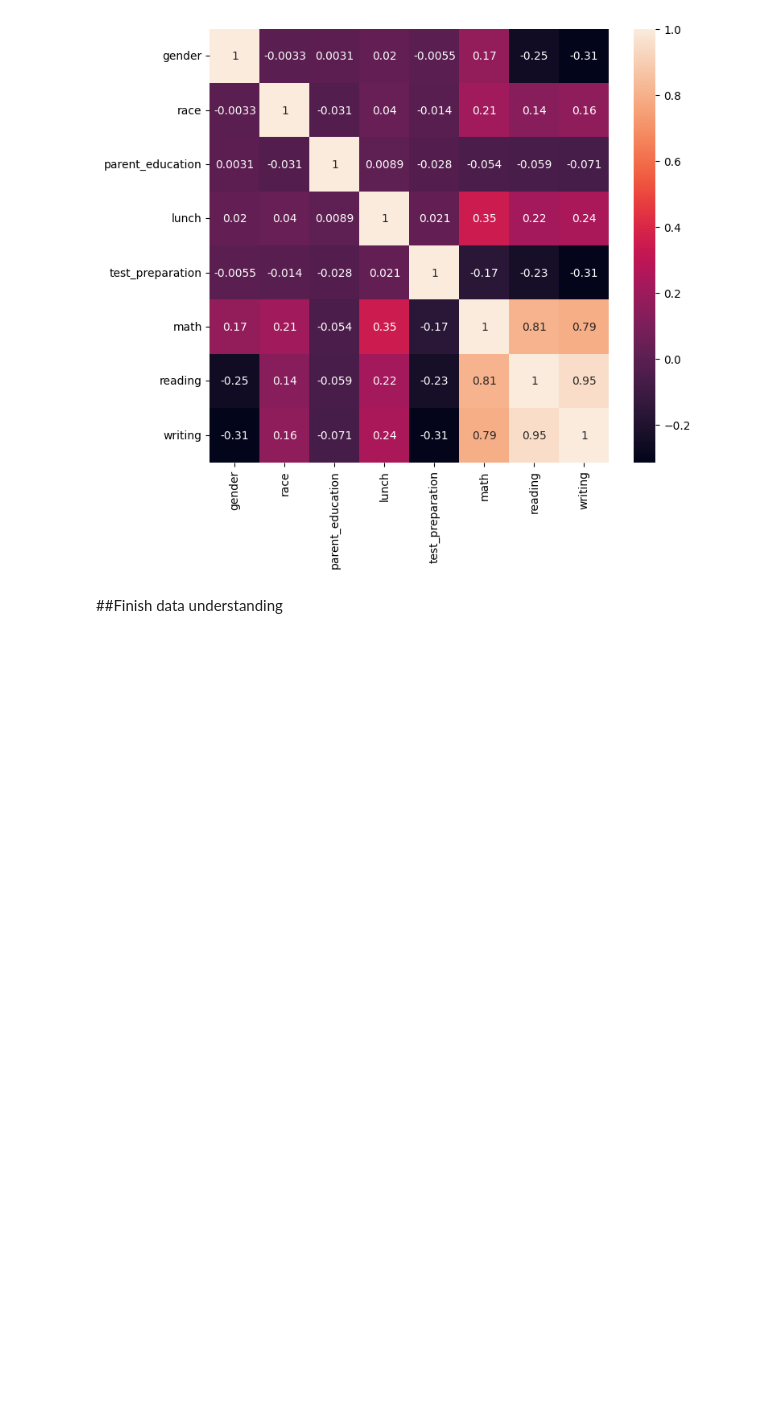
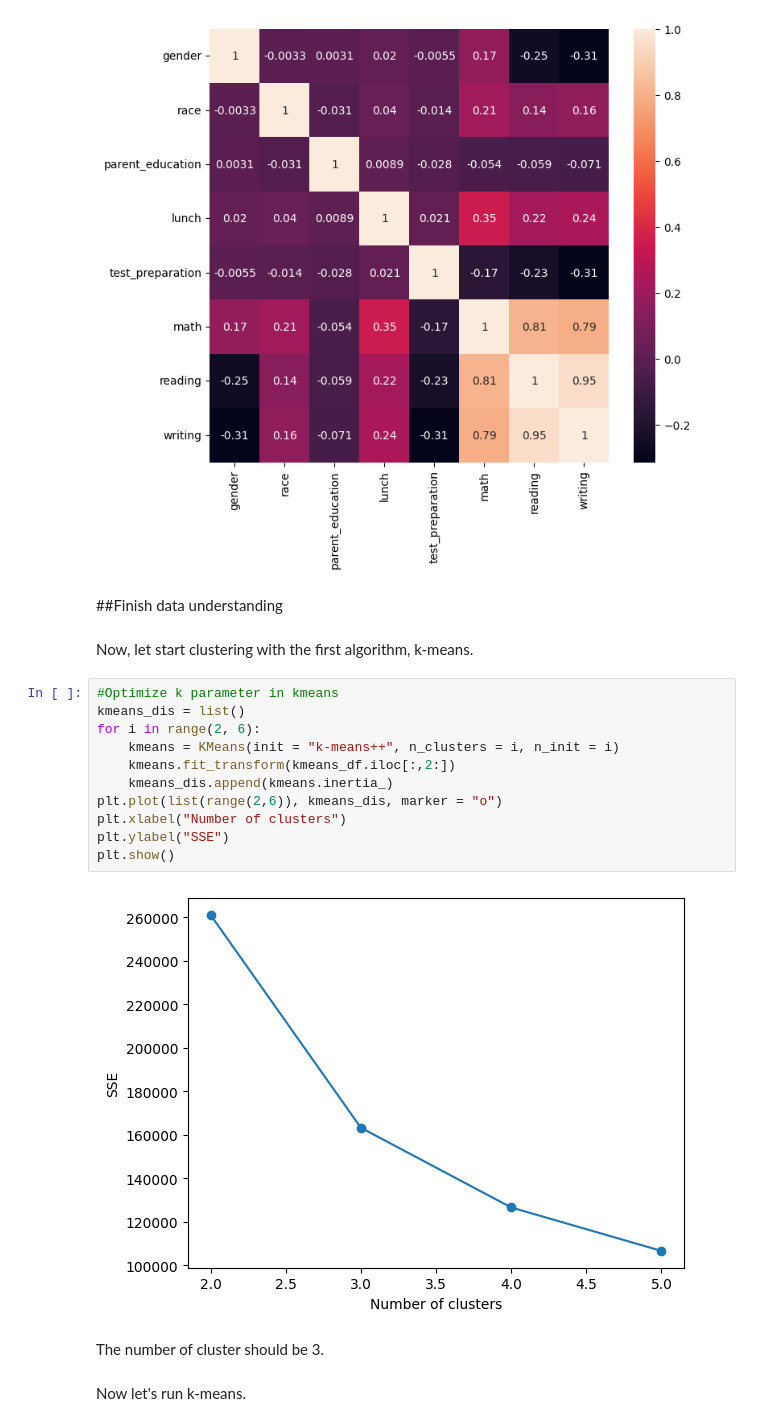
Before and after one commit to TrungHQ-02/student-result-analysis-clustering, a Jupyter notebook: student-analysis.ipynb, the cells around one changed output. Cells and saved outputs as stored; diff of their text form; blank space fills up the shorter version.

Commit message:
finish clustering and mining

```diff
--- a/student-analysis.ipynb
+++ b/student-analysis.ipynb
@@ -412,3 +412,22 @@ sns.heatmap(data=correlations, annot=True)
 [figure]
 # %% [markdown]
 ##Finish data understanding
+# %% [markdown]
+Now, let start clustering with the first algorithm, k-means.
+# %%
+#Optimize k parameter in kmeans
+kmeans_dis = list()
+for i in range(2, 6):
+    kmeans = KMeans(init = "k-means++", n_clusters = i, n_init = i)
+    kmeans.fit_transform(kmeans_df.iloc[:,2:])
+    kmeans_dis.append(kmeans.inertia_)
+plt.plot(list(range(2,6)), kmeans_dis, marker = "o")
+plt.xlabel("Number of clusters")
+plt.ylabel("SSE")
+plt.show()
+# %% [output]
+[figure, added]
+# %% [markdown]
+The number of cluster should be 3.
+# %% [markdown]
+Now let's run k-means.
```
Also changed, not shown: parts of 36 cells of this notebook.
